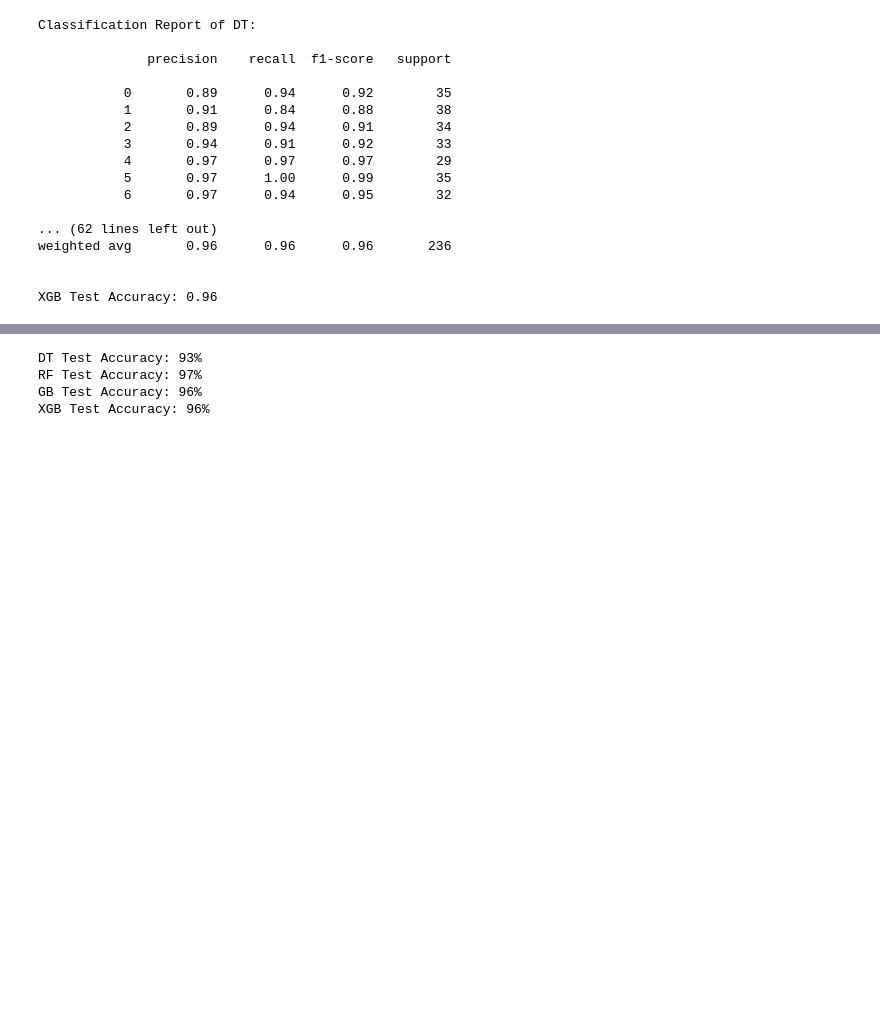
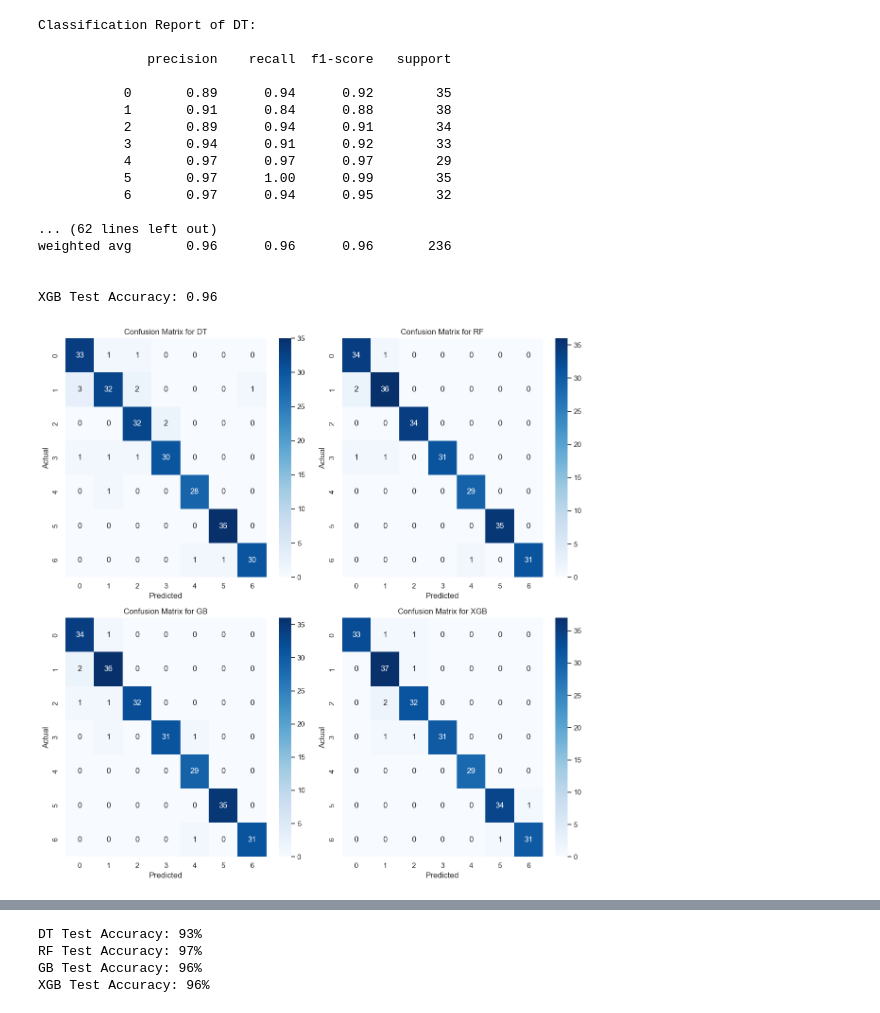
Before and after one commit to jaswanthlsvyj/Student-Job-Profile-Suggester, a Jupyter notebook: Code/suggester.ipynb, the cells around one changed output, grey strips where cells are left out. Cells and saved outputs as stored; diff of their text form; code cells hidden in the pictures; blank space fills up the shorter version.

```diff
--- a/Code/suggester.ipynb
+++ b/Code/suggester.ipynb
@@ -624,3 +633,39 @@ weighted avg       0.96      0.96      0.96       236
 
 
 XGB Test Accuracy: 0.96
+# %%
+"""Plots confusion matrices for all models in a 2x2 grid."""
+
+def plot_confusion_matrices(best_models, X_test, y_test):
+
+    num_models = len(best_models)
+    nrows = (num_models + 1) // 2  # Ensures proper row count for even/odd models
+    ncols = 2  # 2 columns for the grid layout
+
+    fig, axes = plt.subplots(nrows=nrows, ncols=ncols, figsize=(12, 6 * nrows))
+    axes = axes.flatten()  # Flatten in case there's only one row or column
+
+    for idx, (model_name, model) in enumerate(best_models.items()):
+        # Get predictions on the test set
+        y_pred = model.predict(X_test)
+
+        # Compute confusion matrix
+        cm = confusion_matrix(y_test, y_pred)
+
+        # Plot the confusion matrix
+        sns.heatmap(cm, annot=True, fmt='d', cmap='Blues', ax=axes[idx])
+        axes[idx].set_title(f'Confusion Matrix for {model_name}')
+        axes[idx].set_xlabel('Predicted')
+        axes[idx].set_ylabel('Actual')
+
+    # If there are empty subplots (when number of models < total subplots), turn off those axes
+    for i in range(len(best_models), len(axes)):
+        axes[i].axis('off')
+
+    plt.tight_layout()
+    plt.show()
+
+# Call the function to plot confusion matrices
+plot_confusion_matrices(best_models, X_test, y_test)
+# %% [output]
+[figure, added]
```
Also changed, not shown: parts of 11 cells of this notebook, 1 other file.
